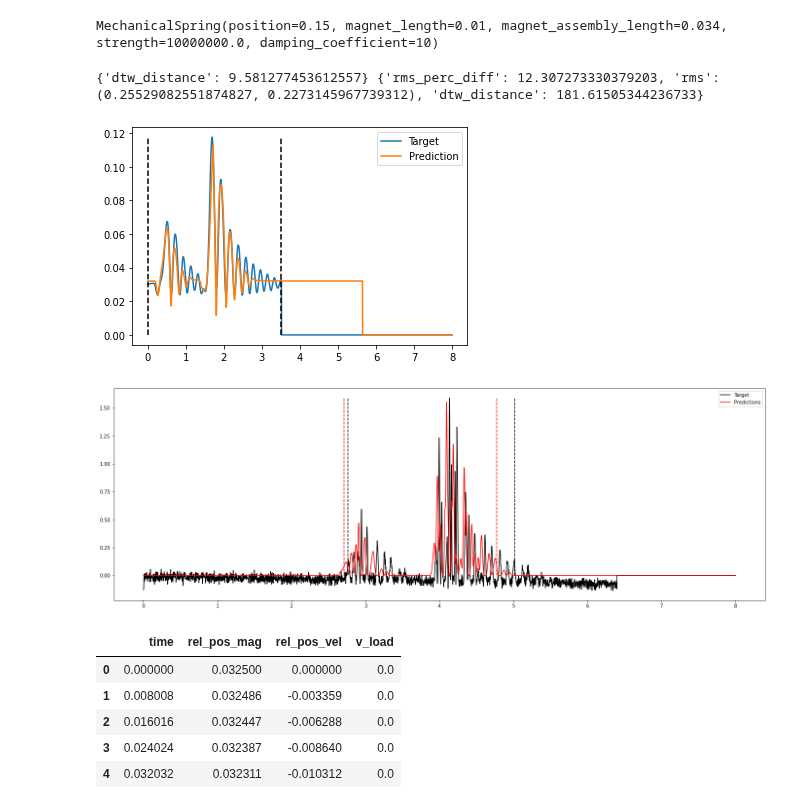
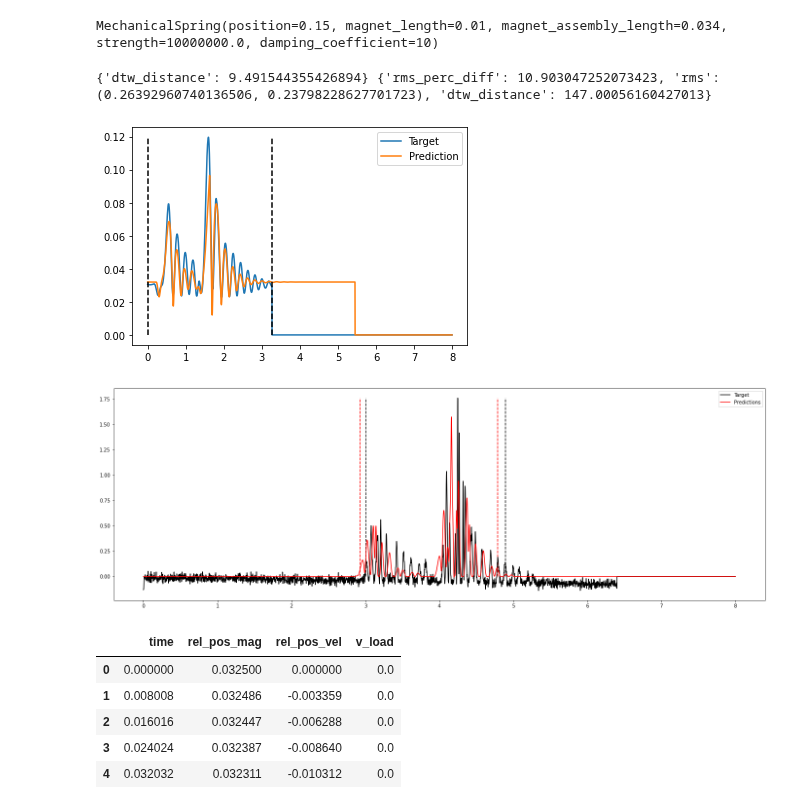
Before and after one commit to mnicstruwig/FlexibleFluxSimulator, a Jupyter notebook: experiments/2021-03-03-Optimal-Design-Comparison.ipynb, the cells around one changed output. Cells and saved outputs as stored; diff of their text form; code cells hidden in the pictures.

```diff
--- a/experiments/2021-03-03-Optimal-Design-Comparison.ipynb
+++ b/experiments/2021-03-03-Optimal-Design-Comparison.ipynb
@@ -36,9 +36,12 @@ Subclasses:
 # %%
 # Damper
 damper = mechanical_components.damper.ConstantDamper(8.7857)
+
+b_m1, b_m2 = (6.601970601687909, 0.005896389799475237)
+
 damper = mechanical_components.damper.QuasiKarnoppDamper(
-    3.7857,
-    0.050,
+    b_m1,
+    b_m2,
     magnet_assembly,
     5.5
 )
@@ -81,7 +84,7 @@ n_w = 20
 coupling = CouplingModel().set_coupling_constant(5.0)
 
 # Coil
-coil_model = electrical_components.coil.CoilModel(
+coil_config = electrical_components.coil.CoilConfiguration(
     c=c,
     n_z=n_z,
     n_w=n_w,
@@ -103,7 +106,7 @@ x_curve, phi_curve = curve_model.predict_curves(X)
 
 # flux model
 flux_model = electrical_components.FluxModelInterp(
-    coil_model=coil_model,
+    coil_config=coil_config,
     magnet_assembly=magnet_assembly
 )
 
@@ -240,7 +243,7 @@ electrical_model = ElectricalModel() \
     .set_rectification_drop(v_rect_drop) \
     .set_load_model(load) \
     .set_flux_model(flux_model.flux_model, flux_model.dflux_model) \
-    .set_coil_model(coil_model)
+    .set_coil_configuration(coil_config)
 
 unified_model = UnifiedModel() \
     .set_mechanical_model(mechanical_model) \
@@ -274,12 +277,12 @@ def run(input_, groundtruth, unified_model):
     mech_eval.poof()
     elec_eval.poof(figsize=(24, 8))
 # %%
-which = 5
+which = 4
 run(input_excitations[which], groundtruth[which], unified_model)
 # %% [output]
-{'dtw_distance': 9.581277453612557} {'rms_perc_diff': 12.307273330379203, 'rms': (0.25529082551874827, 0.2273145967739312), 'dtw_distance': 181.61505344236733}
+{'dtw_distance': 9.491544355426894} {'rms_perc_diff': 10.903047252073423, 'rms': (0.26392960740136506, 0.23798228627701723), 'dtw_distance': 147.00056160427013}
-[figure, old version]
+[figure, new version]
-[figure, old version]
+[figure, new version]
 # %%
 # Run simulation
 y0 = [0.0, 0.0, 0.0325, 0.0, 0.0]
```
Also changed, not shown: parts of 1 cell of this notebook, 1 other file.
